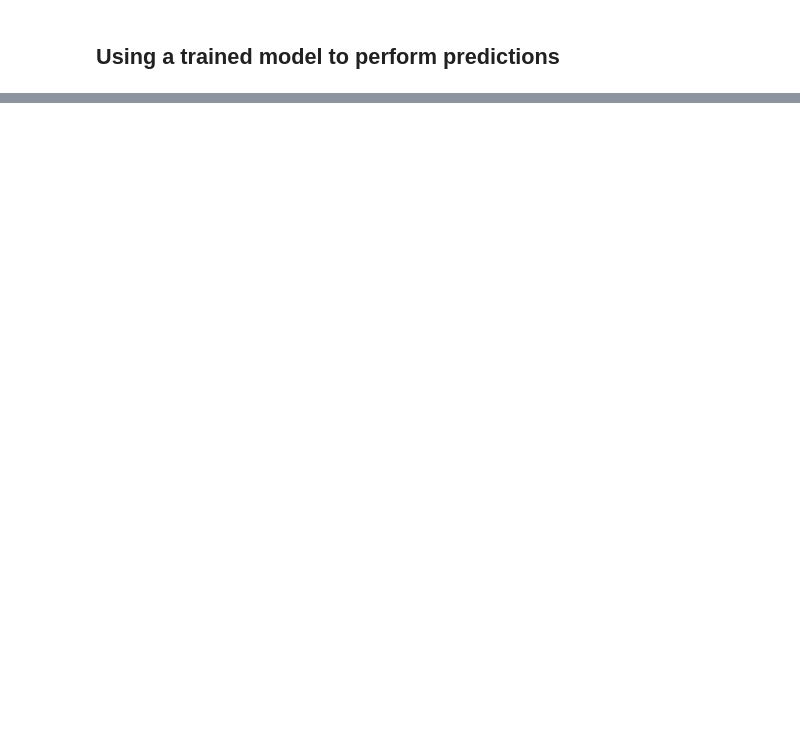
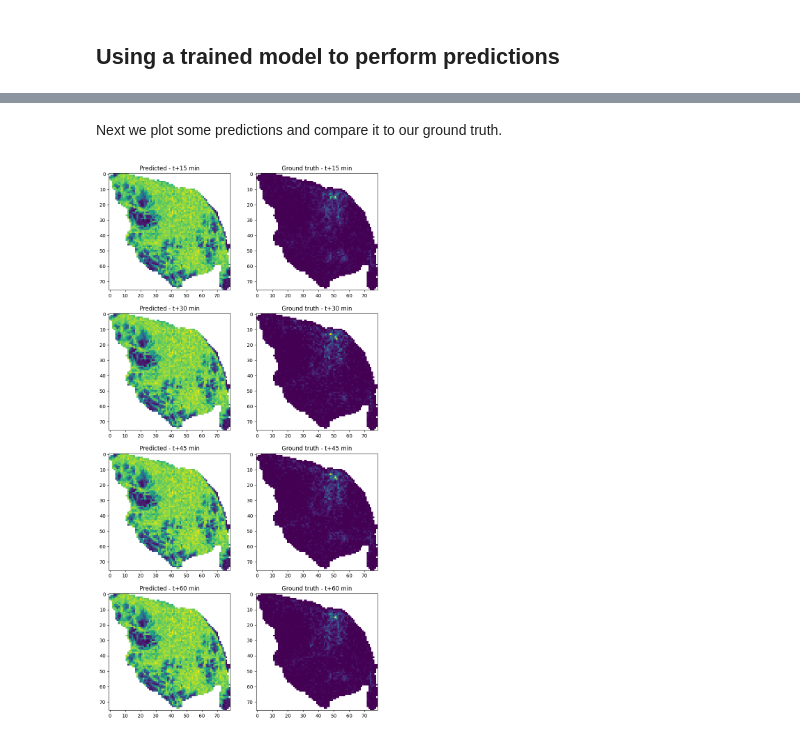
Before and after one commit to duarteoliper/WDL_2023, a Jupyter notebook: notebooks/iterate_modelling.ipynb, the cells around one changed output, grey strips where cells are left out. Drawn from its saved outputs; the diff is of its cells as text; code cells hidden in the pictures; blank space fills up the shorter version.

Commit message:
Evaluating test dataset loss and pltos

```diff
--- a/notebooks/iterate_modelling.ipynb
+++ b/notebooks/iterate_modelling.ipynb
@@ -316,5 +268,3 @@ Whole dataset shape: (8736, 76, 79, 11)
-# %%
-def predict_evaluate(model, x_test, y_test):
-    pred = model(x_test).numpy()
-    mse = mean_squared_error(y_test, pred)
-    return pred, mse
+# %%
+# Loading a previously trained model
+model = tf.keras.models.load_model('models/model.h5')
@@ -321,13 +273,22 @@ def predict_evaluate(model, x_test, y_test):
 # %%
+def predict_evaluate(model, x_test, y_test):
+    pred = model(x_test).numpy()
+    mse = np.mean((y_test - pred)**2)
+    return pred, mse
+
 mse_list = []
 pred_list = []
+y_true_list = []
 
 for x,y in test_dataset:
     pred, mse = predict_evaluate(model, x, y)
     mse_list.append(mse)
     pred_list.append(pred)
+    y_true_list.append(y.numpy())
 
+predictions = np.stack(pred_list)
+ys = np.stack(y_true_list)
 
 MSE = np.mean(mse_list)
-print(f'MSE for test data: {MSE}')
+print(f'MSE for the test data: {MSE}')
 # %% [output]
@@ -339,9 +296,11 @@ ValueError: Found array with dim 3. None expected <= 2.
+# %% [markdown]
+Next we plot some predictions and compare it to our ground truth.
 # %%
 # Function to convert the 1D prediction into a 2D image
 def pred_into_grid(pred, ground_truth):
 
     grid_info = os.path.join(os.path.dirname(os.getcwd()), "data", "raw", "ficheiros_WDL", "DISPOSITIVOS MOVEIS_QUADRICULAS", "DISPOSITIVOS MOVEIS_QUADRICULAS.xlsx")
-    dfs_grid = pd.read_excel(grid_info, sheet_name='em bruto', engine='openpyxl')['grelha_x', 'grelha_y', 'wkt', 'grelha_id']
+    dfs_grid = pd.read_excel(grid_info, sheet_name='em bruto', engine='openpyxl')
 
     # grid indexes
     grelha_x = dfs_grid['grelha_x'].values -1
@@ -362,16 +321,19 @@ def pred_into_grid(pred, ground_truth):
 
     return pred_2d, ground_truth_2d
 # %%
-# Define some pred and ground truth here
-pred_2d, ground_truth_2d = pred_into_grid(pred, ground_truth)
+example_pred  = predictions[0,0]
+example_truth = ys[0,0]
 
-fig, axs = plt.subplots(1,2)
+fig, axs = plt.subplots(nrows=4, ncols=2, figsize=(10, 20))
 
-axs[0].set_title('Predicted')
-axs[0].imshow(pred_2d)
+for time in range(4):
+    # Define some pred and ground truth here
+    pred_2d, ground_truth_2d = pred_into_grid(example_pred[time], example_truth[time])
 
-axs[1].set_title('Ground truth')
-axs[1].imshow(ground_truth_2d)
+    axs[time,0].set_title(f'Predicted - t+{15*(time+1)} min')
+    axs[time,0].imshow(pred_2d)
 
-# axs[2].set_title('Error (%)')
-# axs[2].imshow((pred_2d-ground_truth_2d)/(ground_truth_2d))'''
+    axs[time,1].set_title(f'Ground truth - t+{15*(time+1)} min')
+    axs[time,1].imshow(ground_truth_2d)
+# %% [output]
+[figure, added]
```
Also changed, not shown: parts of 9 cells of this notebook.
